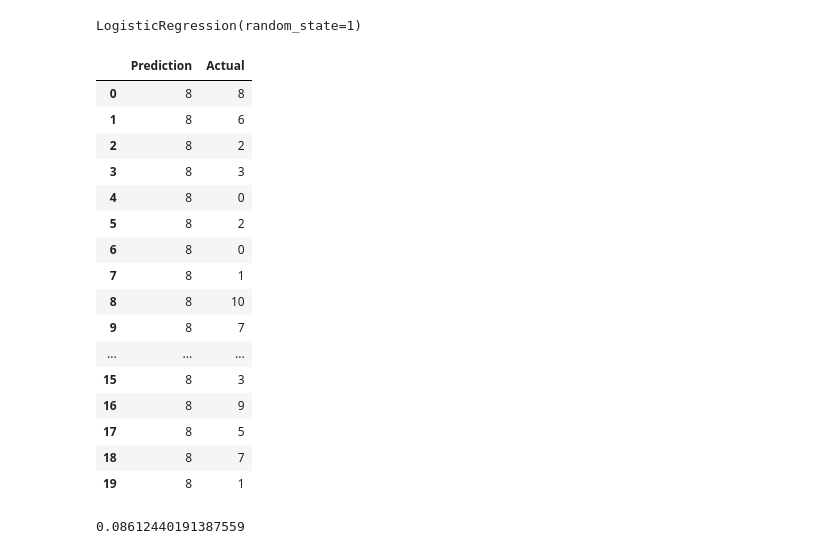
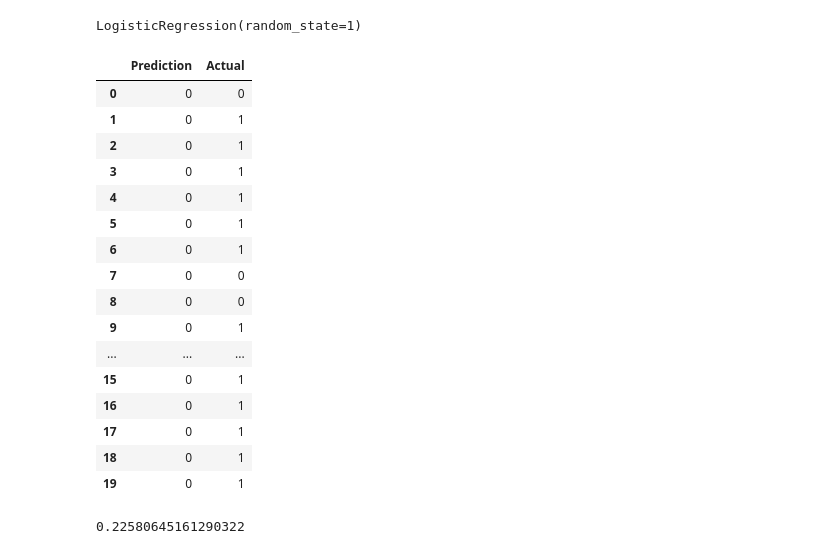
Before and after one commit to mbthompson14/final_project, a Jupyter notebook: linearregression_mental_health_music.ipynb, the cells around one changed output. Cells and saved outputs as stored; diff of their text form; code cells hidden in the pictures.

```diff
--- a/linearregression_mental_health_music.ipynb
+++ b/linearregression_mental_health_music.ipynb
@@ -21,6 +21,6 @@ df.head()
 # %%
 # Define the features set.
 X = df.copy()
-X = X.drop(["Depression", "Anxiety", "OCD", "Insomnia"], axis=1)
+X = X.drop(["ID", "Music_effects_Improve", "Music_effects_No effect", "Music_effects_Worsen"], axis=1)
 X.head()
 # %% [output]
@@ -40,3 +41,5 @@ array([7, 7, 2, 8, 8], dtype=int64)
+# %%
+y = df['Music_effects_Improve']
 # %%
 from sklearn.model_selection import train_test_split
 from sklearn.metrics import confusion_matrix, accuracy_score, classification_report
@@ -44,7 +47,7 @@ from sklearn.preprocessing import StandardScaler
 
 
 # Splitting into Train and Test sets.
-X_train, X_test, y_train, y_test = train_test_split(X, y, random_state=78)
+X_train, X_test, y_train, y_test = train_test_split(X, y, test_size=0.15, random_state=42)
 # %%
 scaler = StandardScaler()
 # Fitting the Standard Scaler with the training data.
@@ -134,37 +192,37 @@ Counter({6: 61,
 # Train the Logistic Regression model using the resampled data
 from sklearn.linear_model import LogisticRegression
 
-model = LogisticRegression(random_state=1)
-model.fit(X_resampled, y_resampled)
+model3 = LogisticRegression(random_state=1)
+model3.fit(X_resampled, y_resampled)
 # %% [output]
 LogisticRegression(random_state=1)
 # %%
-y_pred = model.predict(X_test)
+y_pred2 = model3.predict(X_test)
 
-results = pd.DataFrame({"Prediction": y_pred, "Actual": y_test}).reset_index(drop=True)
+results = pd.DataFrame({"Prediction": y_pred2, "Actual": y_test}).reset_index(drop=True)
 results.head(20)
 # %% [output]
 |  | Prediction | Actual |
-| 0 | 8 | 8 |
-| 1 | 8 | 6 |
-| 2 | 8 | 2 |
-| 3 | 8 | 3 |
-| 4 | 8 | 0 |
-| 5 | 8 | 2 |
-| 6 | 8 | 0 |
-| 7 | 8 | 1 |
-| 8 | 8 | 10 |
-| 9 | 8 | 7 |
+| 0 | 0 | 0 |
+| 1 | 0 | 1 |
+| 2 | 0 | 1 |
+| 3 | 0 | 1 |
+| 4 | 0 | 1 |
+| 5 | 0 | 1 |
+| 6 | 0 | 1 |
+| 7 | 0 | 0 |
+| 8 | 0 | 0 |
+| 9 | 0 | 1 |
 | ... | ... | ... |
-| 15 | 8 | 3 |
-| 16 | 8 | 9 |
-| 17 | 8 | 5 |
-| 18 | 8 | 7 |
-| 19 | 8 | 1 |
+| 15 | 0 | 1 |
+| 16 | 0 | 1 |
+| 17 | 0 | 1 |
+| 18 | 0 | 1 |
+| 19 | 0 | 1 |
 # %%
-# Calculated the balanced accuracy score
-from sklearn.metrics import balanced_accuracy_score
-ovr_bal_acc_score=balanced_accuracy_score(y_test, y_pred)
+# Calculated the  accuracy score
+
+ovr_bal_acc_score= accuracy_score(y_test, y_pred2)
 ovr_bal_acc_score
 # %% [output]
-0.08612440191387559
+0.22580645161290322
```
Also changed, not shown: parts of 42 cells of this notebook.
